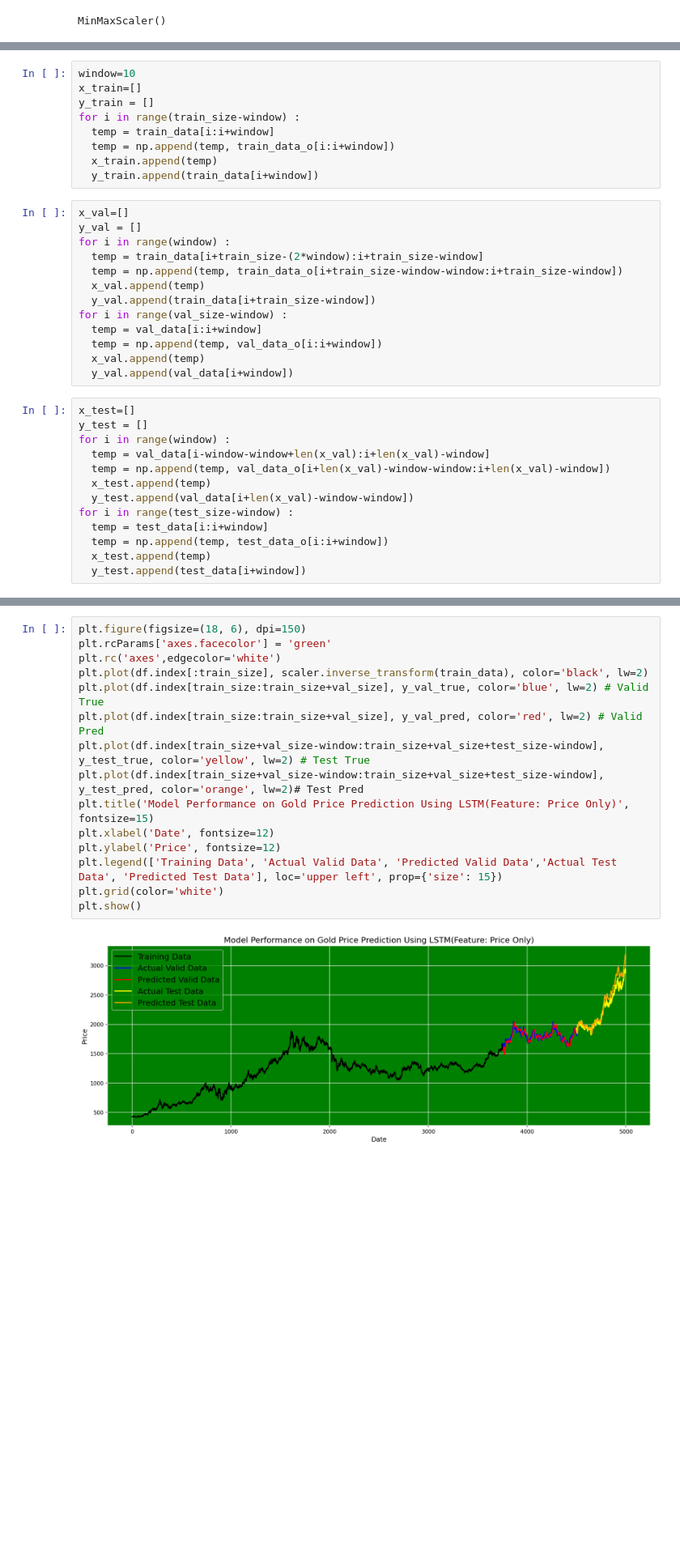
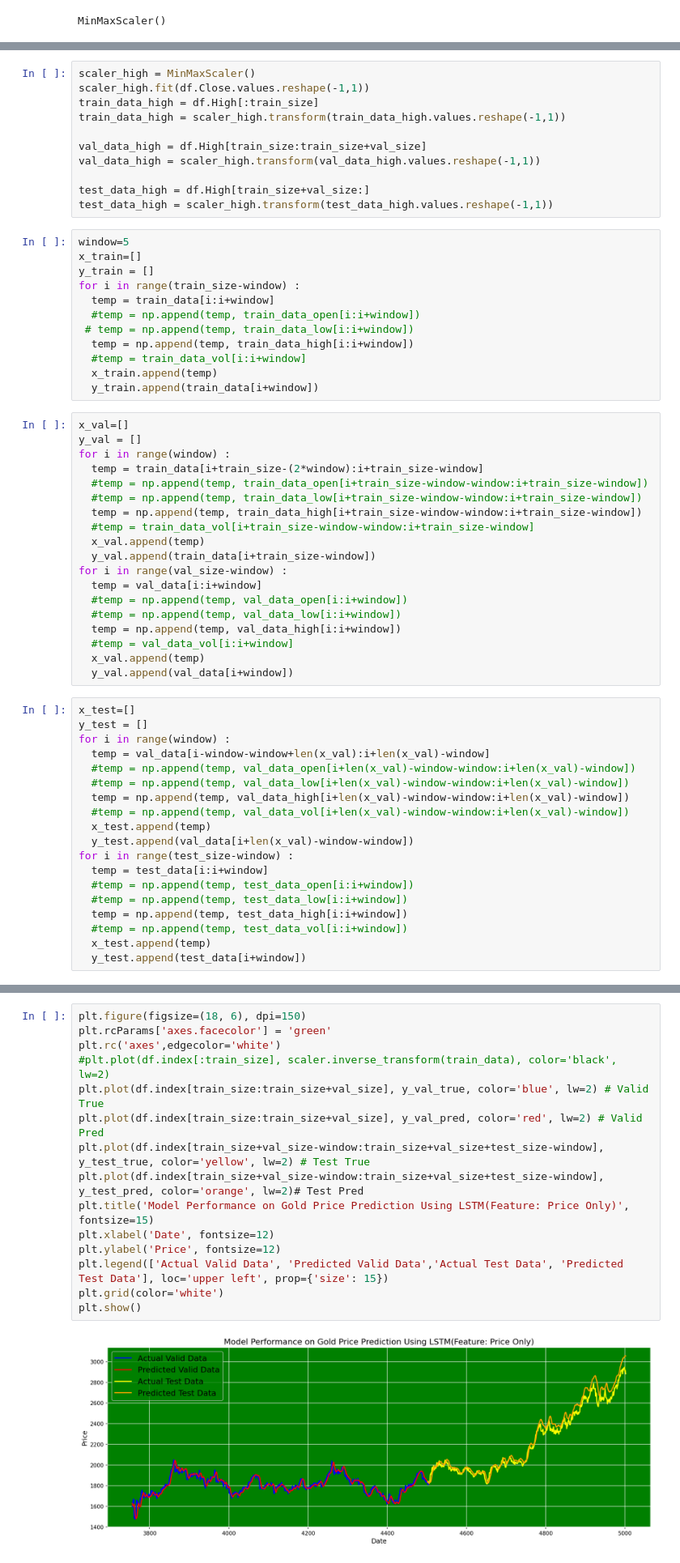
Before and after one commit to Phattharyu/CPE_232-Final_project-GoldPrediction-, a Jupyter notebook: Model_Training/Ryu_LSTM/Gold_Proj_LSTM.ipynb, the cells around one changed output, grey strips where cells are left out. Shown at 81% size. Cells and saved outputs as stored; diff of their text form; blank space fills up the shorter version.

```diff
--- a/Model_Training/Ryu_LSTM/Gold_Proj_LSTM.ipynb
+++ b/Model_Training/Ryu_LSTM/Gold_Proj_LSTM.ipynb
@@ -369,10 +479,24 @@ test_data_o = scaler.transform(test_data_o.values.reshape(-1,1))
+# %%
+scaler_high = MinMaxScaler()
+scaler_high.fit(df.Close.values.reshape(-1,1))
+train_data_high = df.High[:train_size]
+train_data_high = scaler_high.transform(train_data_high.values.reshape(-1,1))
+
+val_data_high = df.High[train_size:train_size+val_size]
+val_data_high = scaler_high.transform(val_data_high.values.reshape(-1,1))
+
+test_data_high = df.High[train_size+val_size:]
+test_data_high = scaler_high.transform(test_data_high.values.reshape(-1,1))
 # %%
-window=10
+window=5
 x_train=[]
 y_train = []
 for i in range(train_size-window) :
   temp = train_data[i:i+window]
-  temp = np.append(temp, train_data_o[i:i+window])
+  #temp = np.append(temp, train_data_open[i:i+window])
+ # temp = np.append(temp, train_data_low[i:i+window])
+  temp = np.append(temp, train_data_high[i:i+window])
+  #temp = train_data_vol[i:i+window]
   x_train.append(temp)
   y_train.append(train_data[i+window])
 # %%
@@ -380,12 +504,18 @@ x_val=[]
 y_val = []
 for i in range(window) :
   temp = train_data[i+train_size-(2*window):i+train_size-window]
-  temp = np.append(temp, train_data_o[i+train_size-window-window:i+train_size-window])
+  #temp = np.append(temp, train_data_open[i+train_size-window-window:i+train_size-window])
+  #temp = np.append(temp, train_data_low[i+train_size-window-window:i+train_size-window])
+  temp = np.append(temp, train_data_high[i+train_size-window-window:i+train_size-window])
+  #temp = train_data_vol[i+train_size-window-window:i+train_size-window]
   x_val.append(temp)
   y_val.append(train_data[i+train_size-window])
 for i in range(val_size-window) :
   temp = val_data[i:i+window]
-  temp = np.append(temp, val_data_o[i:i+window])
+  #temp = np.append(temp, val_data_open[i:i+window])
+  #temp = np.append(temp, val_data_low[i:i+window])
+  temp = np.append(temp, val_data_high[i:i+window])
+  #temp = val_data_vol[i:i+window]
   x_val.append(temp)
   y_val.append(val_data[i+window])
 # %%
@@ -393,12 +523,18 @@ x_test=[]
 y_test = []
 for i in range(window) :
   temp = val_data[i-window-window+len(x_val):i+len(x_val)-window]
-  temp = np.append(temp, val_data_o[i+len(x_val)-window-window:i+len(x_val)-window])
+  #temp = np.append(temp, val_data_open[i+len(x_val)-window-window:i+len(x_val)-window])
+  #temp = np.append(temp, val_data_low[i+len(x_val)-window-window:i+len(x_val)-window])
+  temp = np.append(temp, val_data_high[i+len(x_val)-window-window:i+len(x_val)-window])
+  #temp = np.append(temp, val_data_vol[i+len(x_val)-window-window:i+len(x_val)-window])
   x_test.append(temp)
   y_test.append(val_data[i+len(x_val)-window-window])
 for i in range(test_size-window) :
   temp = test_data[i:i+window]
-  temp = np.append(temp, test_data_o[i:i+window])
+  #temp = np.append(temp, test_data_open[i:i+window])
+  #temp = np.append(temp, test_data_low[i:i+window])
+  temp = np.append(temp, test_data_high[i:i+window])
+  #temp = np.append(temp, test_data_vol[i:i+window])
   x_test.append(temp)
   y_test.append(test_data[i+window])
 # %%
@@ -535,19 +670,19 @@ y_test_pred = scaler.inverse_transform(y_pred2)
 # %%
 plt.figure(figsize=(18, 6), dpi=150)
 plt.rcParams['axes.facecolor'] = 'green'
 plt.rc('axes',edgecolor='white')
-plt.plot(df.index[:train_size], scaler.inverse_transform(train_data), color='black', lw=2)
+#plt.plot(df.index[:train_size], scaler.inverse_transform(train_data), color='black', lw=2)
 plt.plot(df.index[train_size:train_size+val_size], y_val_true, color='blue', lw=2) # Valid True
 plt.plot(df.index[train_size:train_size+val_size], y_val_pred, color='red', lw=2) # Valid Pred
 plt.plot(df.index[train_size+val_size-window:train_size+val_size+test_size-window], y_test_true, color='yellow', lw=2) # Test True
 plt.plot(df.index[train_size+val_size-window:train_size+val_size+test_size-window], y_test_pred, color='orange', lw=2)# Test Pred
 plt.title('Model Performance on Gold Price Prediction Using LSTM(Feature: Price Only)', fontsize=15)
 plt.xlabel('Date', fontsize=12)
 plt.ylabel('Price', fontsize=12)
-plt.legend(['Training Data', 'Actual Valid Data', 'Predicted Valid Data','Actual Test Data', 'Predicted Test Data'], loc='upper left', prop={'size': 15})
+plt.legend(['Actual Valid Data', 'Predicted Valid Data','Actual Test Data', 'Predicted Test Data'], loc='upper left', prop={'size': 15})
 plt.grid(color='white')
 plt.show()
 # %% [output]
-[figure, old version]
+[figure, new version]
 # %% [markdown]
 # **Price + Economy Indexes**
```
Also changed, not shown: parts of 45 cells of this notebook.
